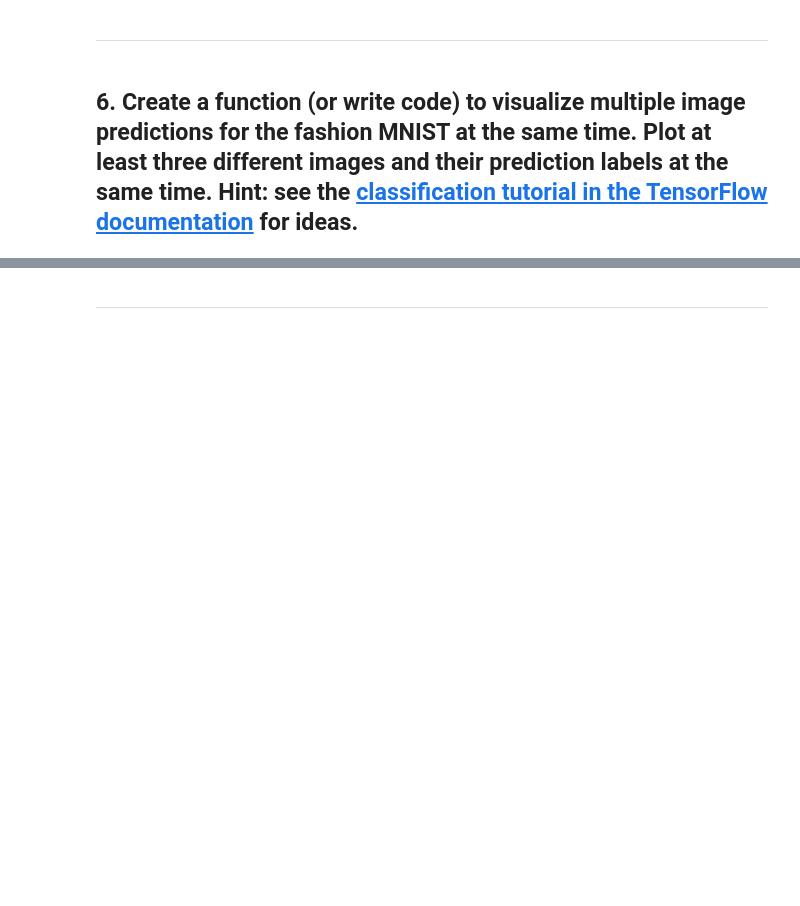
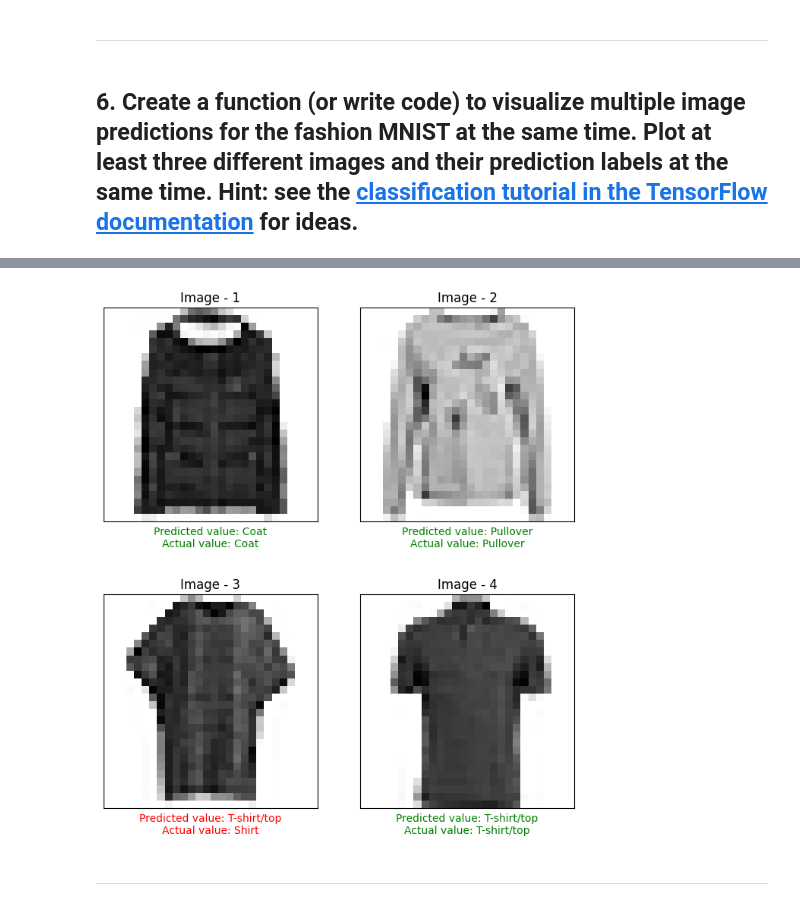
Before and after one commit to Abhilash-Bee/DeepLearningCertification, a Jupyter notebook: 02_Neural_network_classification_with_TensorFlow_Exercises.ipynb, the cells around one changed output, grey strips where cells are left out. Drawn from its saved outputs; the diff is of its cells as text; code cells hidden in the pictures; blank space fills up the shorter version.

```diff
--- a/02_Neural_network_classification_with_TensorFlow_Exercises.ipynb
+++ b/02_Neural_network_classification_with_TensorFlow_Exercises.ipynb
@@ -926,0 +944,33 @@ weighted avg       0.87      0.87      0.87     10000
+# %%
+def predicted_plot(no_preds, nrows, ncols,
+                   model=fashion_model, categories=categories, X_test=X_test_norm, y_test=y_test):
+  if nrows * ncols != no_preds:
+    print("Number of rows and columns didn't match with number of predictions")
+  else:
+    rands = [random.randint(0, len(X_test) - 1) for i in range(no_preds)]
+    probs = [model.predict(X_test_norm[rand].reshape(1, 28, 28)) for rand in rands]
+    preds = [prob.argmax() for prob in probs]
+    fig, ax = plt.subplots(nrows, ncols, figsize=(8, 9))
+
+    k = 0
+    for i in range(2):
+      for j in range(2):
+        ax[i][j].imshow(X_test_norm[rands[k]], cmap=plt.cm.binary)
+
+        predicted = categories[preds[k]]
+        actual = categories[y_test[rands[k]]]
+
+        if predicted == actual:
+          color = 'Green'
+        else:
+          color = 'Red'
+
+        ax[i][j].set_title(f'Image - {k + 1}')
+        ax[i][j].set_xlabel(f'Predicted value: {predicted}\nActual value: {actual}', color=color)
+        ax[i][j].set_xticks([])
+        ax[i][j].set_yticks([])
+
+        k = k + 1
+# %%
+predicted_plot(4, 2, 2)
+# %% [output]
@@ -927,3 +981,4 @@ weighted avg       0.87      0.87      0.87     10000
+[figure, added]
 # %% [markdown]
 ---
 # %% [markdown]
```
Also changed, not shown: parts of 6 cells of this notebook.
